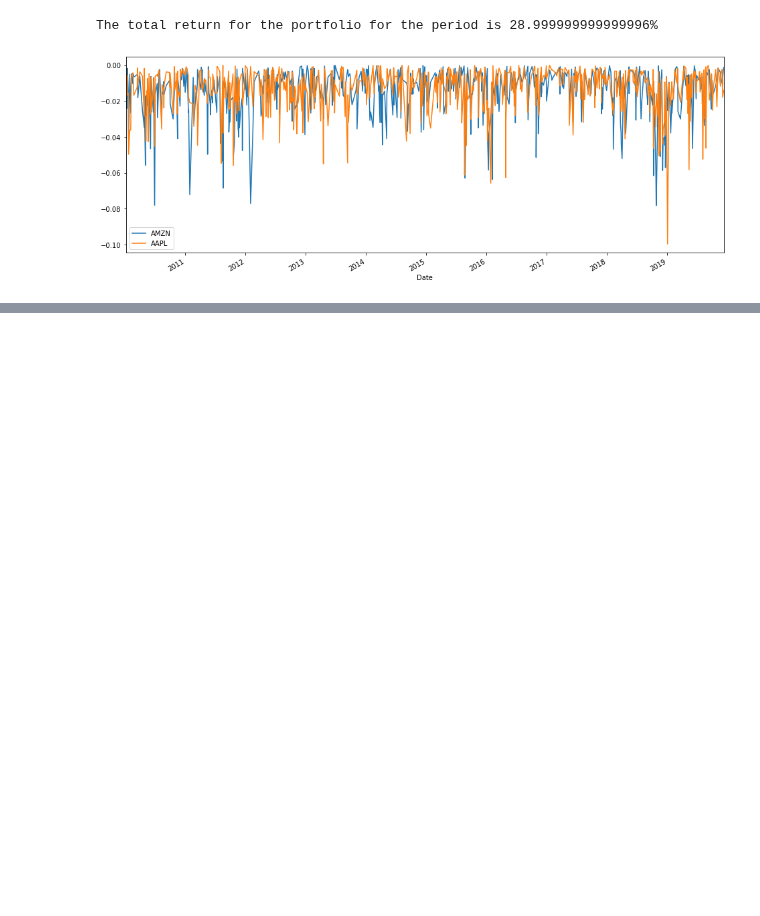
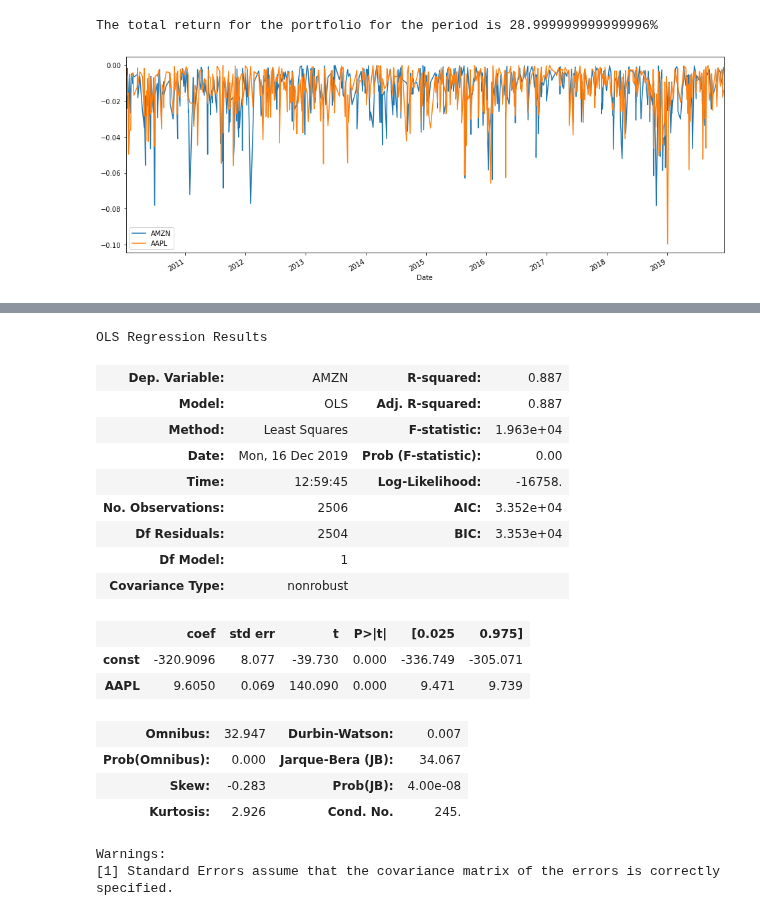
Before and after one commit to Berkat0789/Data_Analysis, a Jupyter notebook: review/Untitled.ipynb, the cells around one changed output, grey strips where cells are left out. Saved outputs shown, nothing was run; the diff lists cells and outputs as text; code cells hidden in the pictures; blank space fills up the shorter version.

```diff
--- a/review/Untitled.ipynb
+++ b/review/Untitled.ipynb
@@ -116,0 +128,22 @@ simple_returns.cov() * 250
+# %%
+model.summary()
+# %% [output]
+OLS Regression Results
+| Dep. Variable: | AMZN | R-squared: | 0.887 |
+| Model: | OLS | Adj. R-squared: | 0.887 |
+| Method: | Least Squares | F-statistic: | 1.963e+04 |
+| Date: | Mon, 16 Dec 2019 | Prob (F-statistic): | 0.00 |
+| Time: | 12:59:45 | Log-Likelihood: | -16758. |
+| No. Observations: | 2506 | AIC: | 3.352e+04 |
+| Df Residuals: | 2504 | BIC: | 3.353e+04 |
+| Df Model: | 1 |  |  |
+| Covariance Type: | nonrobust |  |  |
+|  | coef | std err | t | P>|t| | [0.025 | 0.975] |
+| const | -320.9096 | 8.077 | -39.730 | 0.000 | -336.749 | -305.071 |
+| AAPL | 9.6050 | 0.069 | 140.090 | 0.000 | 9.471 | 9.739 |
+| Omnibus: | 32.947 | Durbin-Watson: | 0.007 |
+| Prob(Omnibus): | 0.000 | Jarque-Bera (JB): | 34.067 |
+| Skew: | -0.283 | Prob(JB): | 4.00e-08 |
+| Kurtosis: | 2.926 | Cond. No. | 245. |
+Warnings:
+[1] Standard Errors assume that the covariance matrix of the errors is correctly specified.
```
Also changed, not shown: parts of 22 cells of this notebook, 3 other files.
